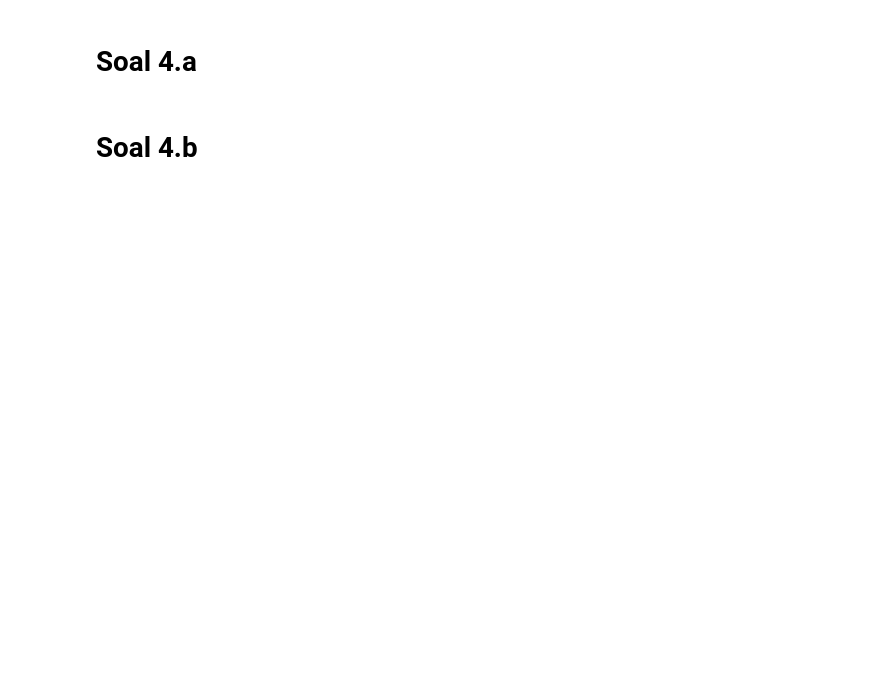
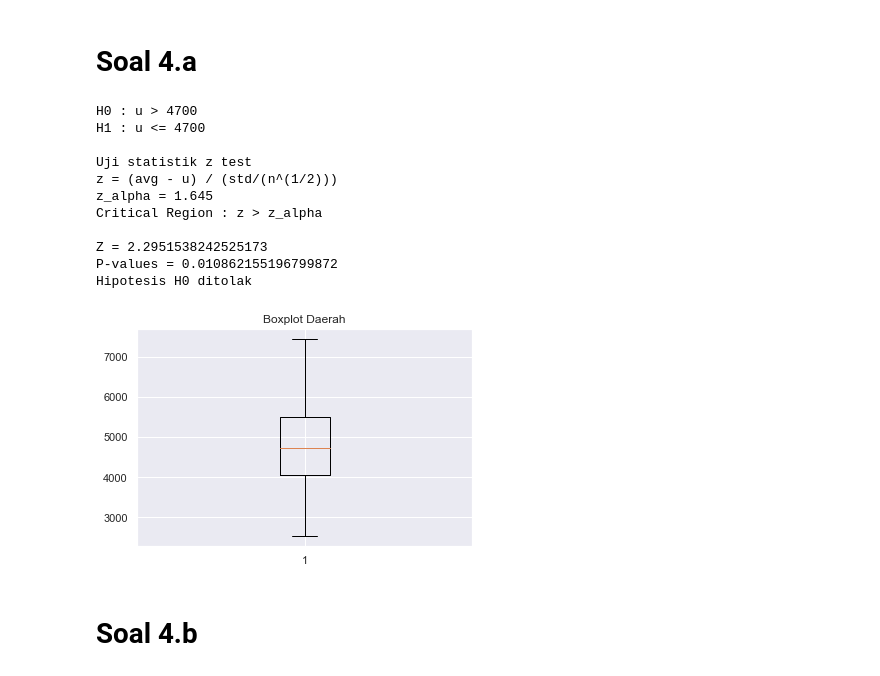
Before and after one commit to karlsenab7/Tubes_Probstat, a Jupyter notebook: src/main.ipynb, the cells around one changed output. Cells and saved outputs as stored; diff of their text form; code cells hidden in the pictures; blank space fills up the shorter version.

```diff
--- a/src/main.ipynb
+++ b/src/main.ipynb
@@ -86,27 +131,66 @@ for att in attribute:
+# %%
+def showTest(H0, H1, statistiktemp, formula, z_alpha, critical, z, pval):
+
+    crit = "Critical Region : " + critical
+    statistik = "Uji statistik " + statistiktemp
+
+    print(H0)
+    print(H1)
+    print()
+    print(statistik)
+    print(formula)
+    print(z_alpha)
+    print(crit)
+    print()
+    if (z != ""):
+        print("Z =", z)
+    print("P-values =", pval)
 # %% [markdown]
 # Soal 4.a
 # %%
 u = 4700
 z_alpha = 1.645
 avg = data["Daerah"].mean()
 std = data["Daerah"].std()
 n = len(data.index)
 z = (avg - u) / (std/(n**(1/2)))
-print("Z = " + str(z))
+# print("Z = " + str(z))
+pval = norm.sf(abs(z))
+
+showTest(
+    "H0 : u > 4700",
+    "H1 : u <= 4700",
+    "z test",
+    "z = (avg - u) / (std/(n^(1/2)))",
+    "z_alpha = 1.645",
+    "z > z_alpha",
+    z, pval
+)
+
 
 if(z > z_alpha):
     print("Hipotesis H0 ditolak")
 else:
     print("Hipotesis H0 diterima")
 
 
 plt.figure()
 plt.boxplot(data["Daerah"])
 plt.title("Boxplot Daerah")
 plt.show()
-
-pval = norm.sf(abs(z))
-print("P-values = " + str(pval))
+# %% [output]
+H0 : u > 4700
+H1 : u <= 4700
+
+Uji statistik z test
+z = (avg - u) / (std/(n^(1/2)))
+z_alpha = 1.645
+Critical Region : z > z_alpha
+
+Z = 2.2951538242525173
+P-values = 0.010862155196799872
+Hipotesis H0 ditolak
+[figure, added]
 # %% [markdown]
 # Soal 4.b
 # %%
```
Also changed, not shown: parts of 15 cells of this notebook.
